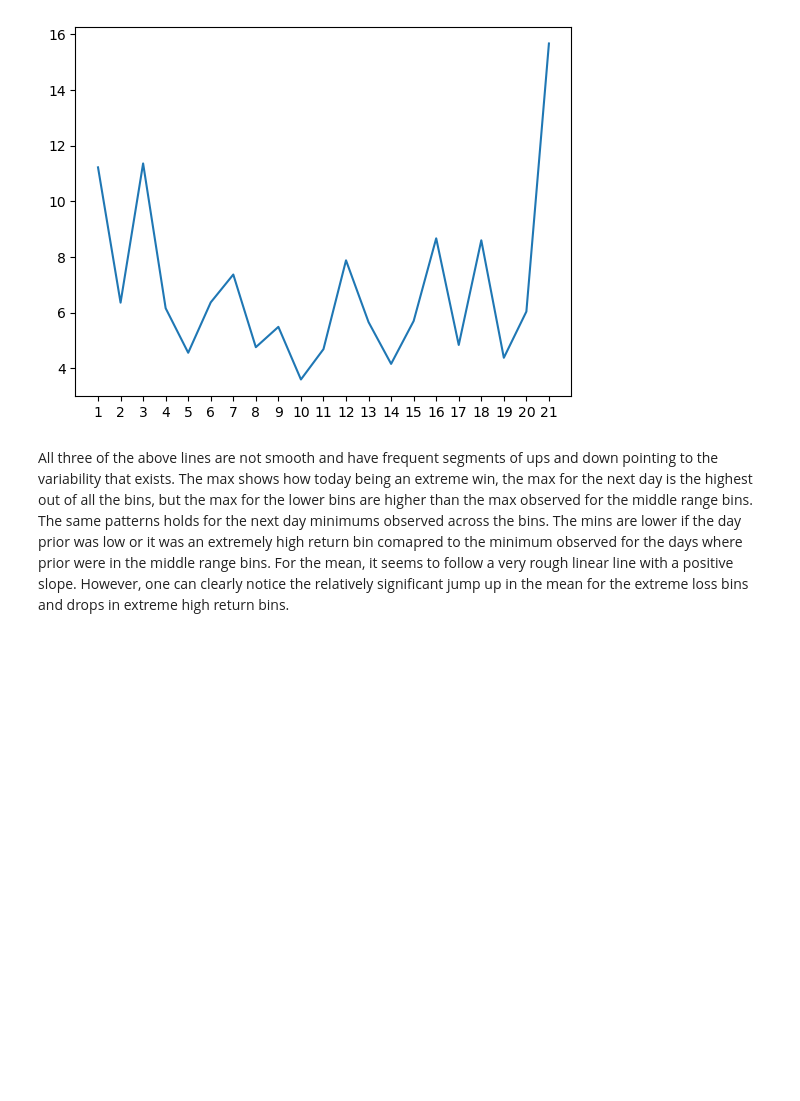
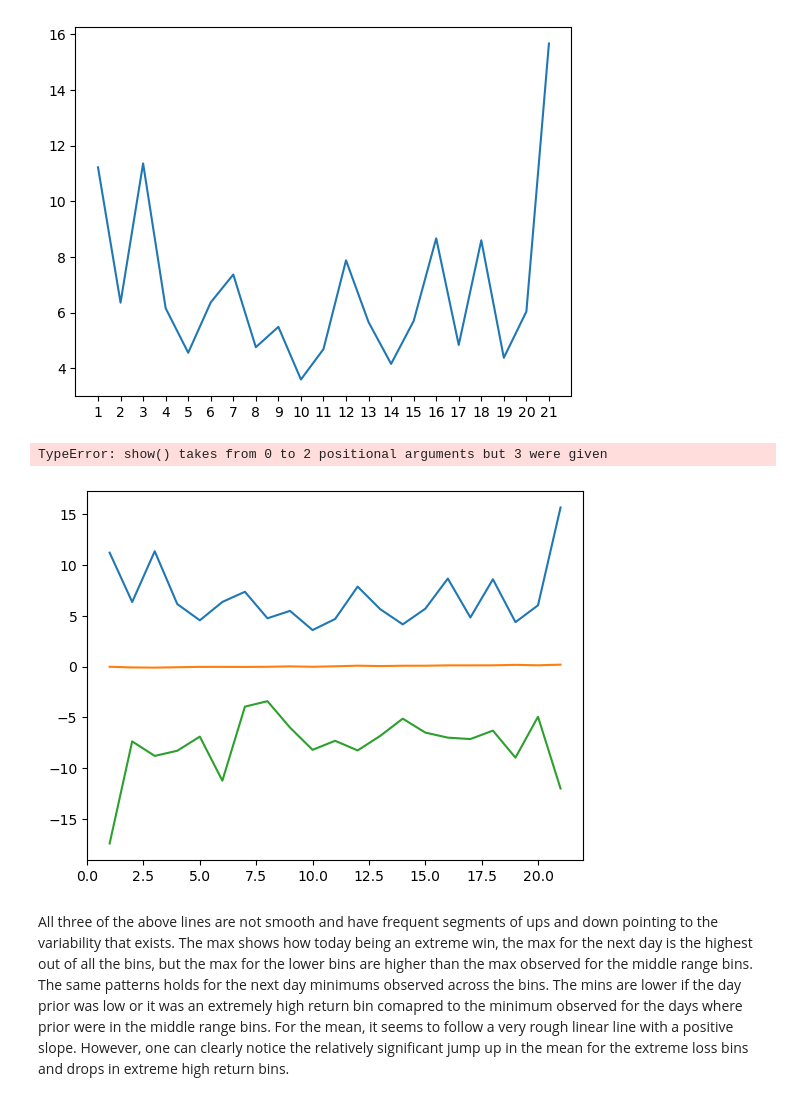
Before and after one commit to sayuri005/uu_markov, a Jupyter notebook: lab_1/lab.ipynb, the cells around one changed output. Saved outputs shown, nothing was run; the diff lists cells and outputs as text; code cells hidden in the pictures; blank space fills up the shorter version.

```diff
--- a/lab_1/lab.ipynb
+++ b/lab_1/lab.ipynb
@@ -281,6 +281,13 @@ plt.xticks(range(1,22))
 plt.show()
 # %% [output]
 [figure]
+# %%
+plt.show(plt.plot(bins21,tomorrow_max['market_tp1']),
+         plt.plot(bins21,tomorrow_mean['market_tp1']),
+         plt.plot(bins21,tomorrow_min['market_tp1']))
+# %% [output]
+TypeError: show() takes from 0 to 2 positional arguments but 3 were given
+[figure, added]
 # %% [markdown]
 All three of the above lines are not smooth and have frequent segments of ups and down pointing to the variability that exists. The max shows how today being an extreme win, the max for the next day is the highest out of all the bins, but the max for the lower bins are higher than the max observed for the middle range bins. The same patterns holds for the next day minimums observed across the bins. The mins are lower if the day prior was low or it was an extremely high return bin comapred to the minimum observed for the days where prior were in the middle range bins. For the mean, it seems to follow a very rough linear line with a positive slope. However, one can clearly notice the relatively significant jump up in the mean for the extreme loss bins and drops in extreme high return bins.
 # %%
```
Also changed, not shown: parts of 1 cell of this notebook, 2 other files.
